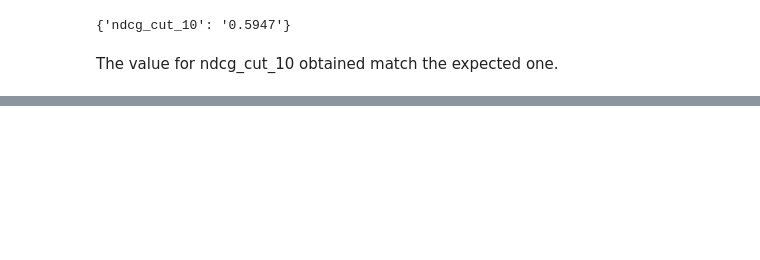
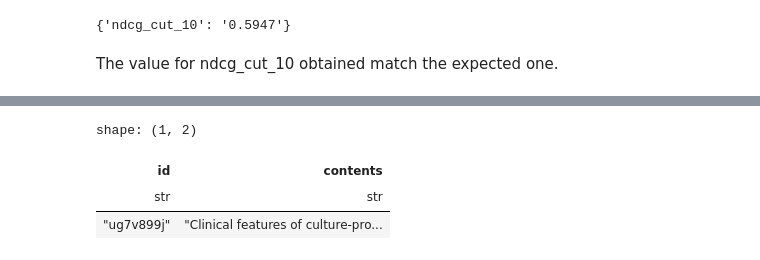
Before and after one commit to marcospiau/ia368-dd-dl4ir, a Jupyter notebook: aula05-doc2query/aula05_doc2query_indexing_eval.ipynb, the cells around one changed output, grey strips where cells are left out. Drawn from its saved outputs; the diff is of its cells as text; code cells hidden in the pictures; blank space fills up the shorter version.

```diff
--- a/aula05-doc2query/aula05_doc2query_indexing_eval.ipynb
+++ b/aula05-doc2query/aula05_doc2query_indexing_eval.ipynb
@@ -284,0 +581,7 @@ The value for ndcg_cut_10 obtained match the expected one.
+# %%
+preds_paths_map = {
+    x.name: ('ids_and_contents/one_line_per_document/id.txt',
+             sorted(x.glob('predictions*')))
+    for x in epath.Path('generated_queries').iterdir()
+}
+preds_paths_map
@@ -284,0 +606,27 @@ The value for ndcg_cut_10 obtained match the expected one.
+# %%
+df_corpus_preds = df_corpus_preds.with_columns(
+    pl.col('_id').map_dict(load_ids_and_preds(v[0], *v[1])).alias(f'preds_{k}')
+    for k, v in tqdm(preds_paths_map.items())
+)
+# %%
+def prepare_data_for_indexing(df, col_with_preds=None, max_preds=None, col_with_text='title_and_text'):
+    to_concat = []
+    if col_with_text is not None:
+        to_concat.append(col_with_text)
+    if col_with_preds is not None:
+        preds_expr = pl.col(col_with_preds)
+        if max_preds is not None:
+            preds_expr = preds_expr.arr.slice(0, max_preds)
+        to_concat.append(preds_expr.arr.join(' '))
+
+    df = df.select(
+        pl.col('_id').alias('id'),
+        pl.concat_str(to_concat, separator= ' ').alias('contents'))
+    return df
+
+prepare_data_for_indexing(df_corpus_preds, 'preds_one_line_per_document_topk_sampling').head(1)
+# %% [output]
+shape: (1, 2)
+| id | contents |
+| str | str |
+| "ug7v899j" | "Clinical features of culture-pro... |
```
Also changed, not shown: parts of 45 cells of this notebook.
